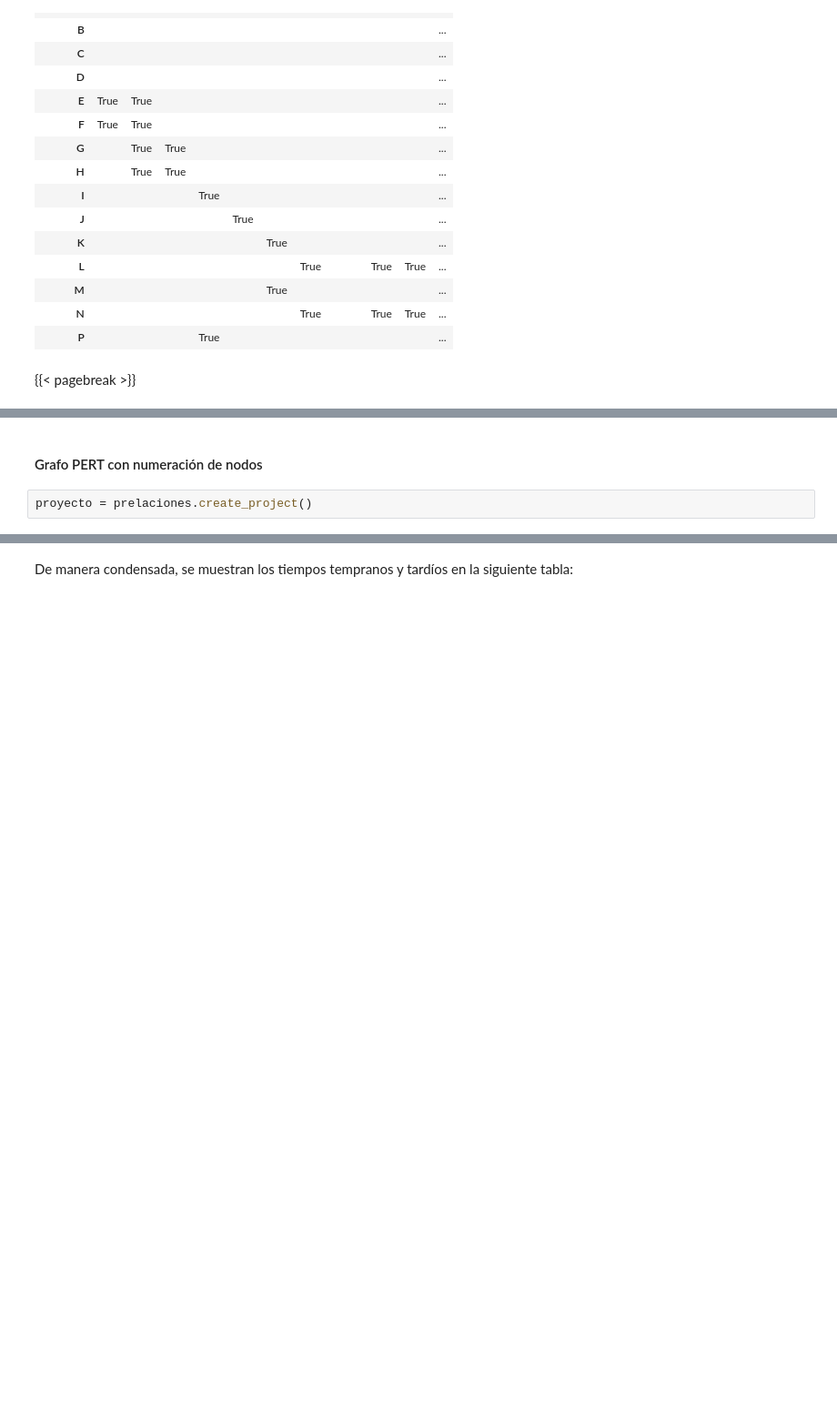
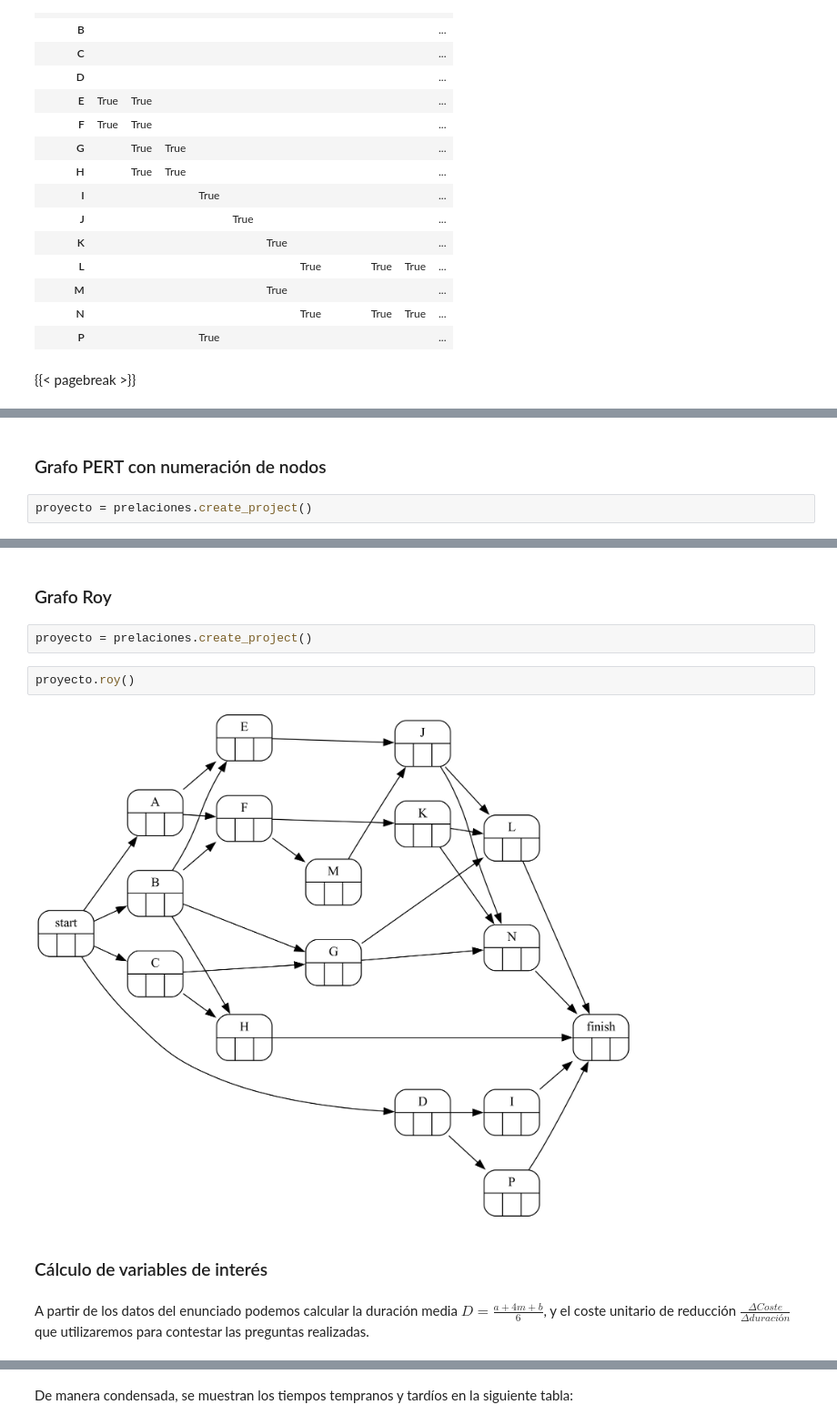
Before and after one commit to mcasl/pmULE, a Jupyter notebook: notebooks/Ejercicio_22.ipynb, the cells around one changed output, grey strips where cells are left out. Shown at 91% size. Saved outputs shown, nothing was run; the diff lists cells and outputs as text; blank space fills up the shorter version.

```diff
--- a/notebooks/Ejercicio_22.ipynb
+++ b/notebooks/Ejercicio_22.ipynb
@@ -168,8 +133,20 @@ datos_proyecto[['b', 'm', 'a', 'duracion', 'cur']]
 # %% [markdown]
-#### Grafo PERT con numeración de nodos
+### Grafo PERT con numeración de nodos
 # %%
 proyecto = prelaciones.create_project()
 # %%
 proyecto.pert()
 # %% [output]
 [drawing not drawn]
+# %% [markdown]
+### Grafo Roy
+# %%
+proyecto = prelaciones.create_project()
+# %%
+proyecto.roy()
+# %% [output]
+[figure, added]
+# %% [markdown]
+### Cálculo de variables de interés
+# %% [markdown]
+A partir de los datos del enunciado podemos calcular la duración media $D=\frac{a+4m+b}{6}$, y el coste unitario de reducción $\frac{\Delta Coste}{\Delta duración}$ que utilizaremos para contestar las preguntas realizadas.
```
Also changed, not shown: parts of 44 cells of this notebook, 3 other files.
